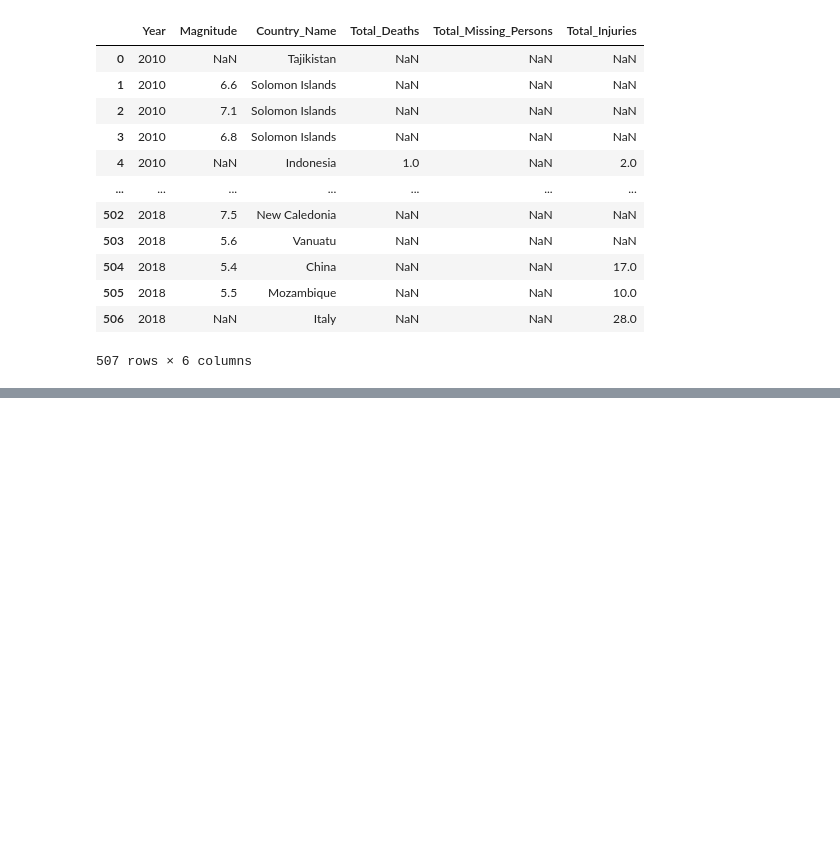
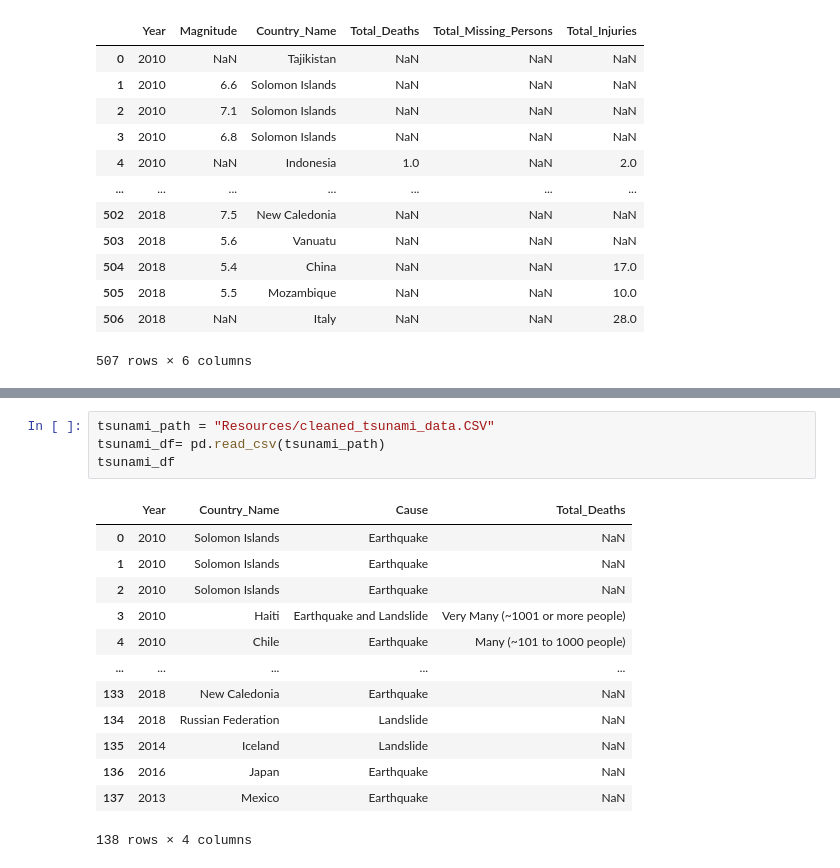
Before and after one commit to macadyls/Natural-Disaster-Support-ETL, a Jupyter notebook: WH_data_cleaning.ipynb, the cells around one changed output, grey strips where cells are left out. Saved outputs shown, nothing was run; the diff lists cells and outputs as text; blank space fills up the shorter version.

```diff
--- a/WH_data_cleaning.ipynb
+++ b/WH_data_cleaning.ipynb
@@ -348,0 +349,18 @@ merged_df2[merged_df2["_merge"] == "right_only"]
+# %%
+tsunami_path = "Resources/cleaned_tsunami_data.CSV"
+tsunami_df= pd.read_csv(tsunami_path)
+tsunami_df
+# %% [output]
+|  | Year | Country_Name | Cause | Total_Deaths |
+| 0 | 2010 | Solomon Islands | Earthquake | NaN |
+| 1 | 2010 | Solomon Islands | Earthquake | NaN |
+| 2 | 2010 | Solomon Islands | Earthquake | NaN |
+| 3 | 2010 | Haiti | Earthquake and Landslide | Very Many (~1001 or more people) |
+| 4 | 2010 | Chile | Earthquake | Many (~101 to 1000 people) |
+| ... | ... | ... | ... | ... |
+| 133 | 2018 | New Caledonia | Earthquake | NaN |
+| 134 | 2018 | Russian Federation | Landslide | NaN |
+| 135 | 2014 | Iceland | Landslide | NaN |
+| 136 | 2016 | Japan | Earthquake | NaN |
+| 137 | 2013 | Mexico | Earthquake | NaN |
+138 rows × 4 columns
```
Also changed, not shown: parts of 9 cells of this notebook, 3 other files.
